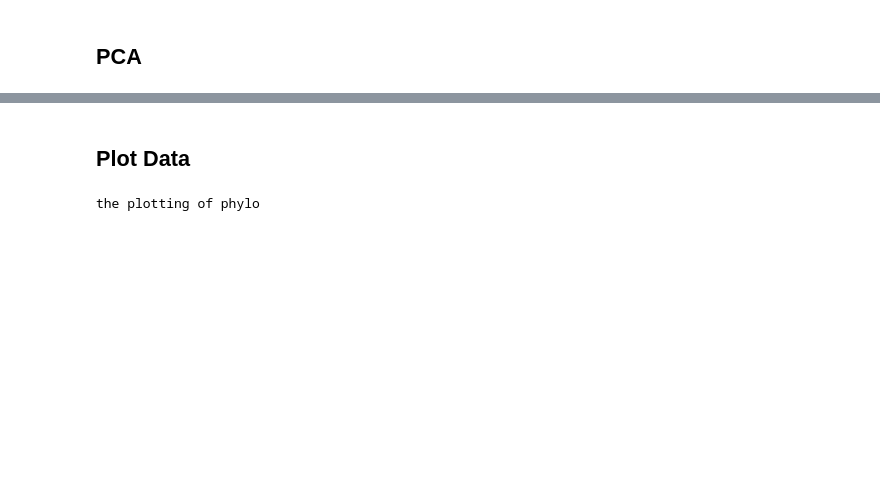
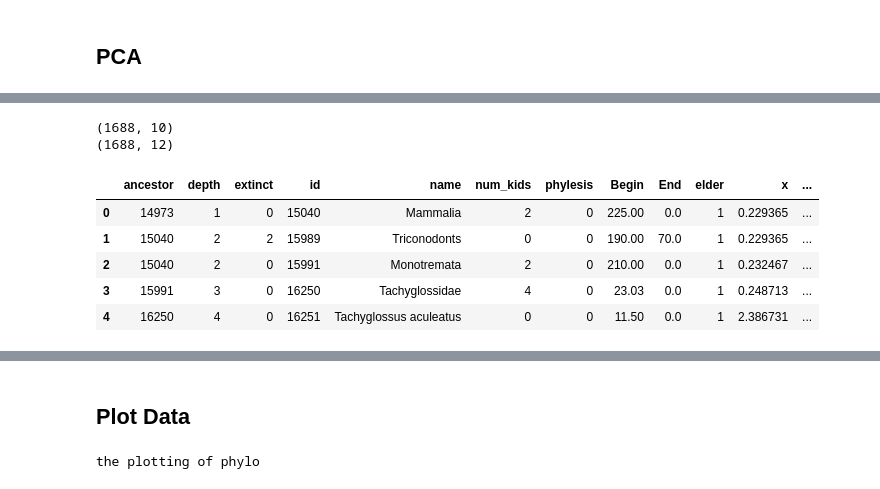
Before and after one commit to seth127/phyloGraph, a Jupyter notebook: phyloGraph-PCA.ipynb, the cells around one changed output, grey strips where cells are left out. Saved outputs shown, nothing was run; the diff lists cells and outputs as text; code cells hidden in the pictures; blank space fills up the shorter version.

```diff
--- a/phyloGraph-PCA.ipynb
+++ b/phyloGraph-PCA.ipynb
@@ -80,0 +105,2 @@ pgd.df.head()
+# %%
+this_gen = self.links_dict[self.root]['children']
@@ -80,0 +154,21 @@ pgd.df.head()
+# %%
+mode = 'pca'
+self = pgd
+max_depth = 3
+
+self.df['elder'] = 0
+elders = [self.root]
+this_gen = self.links_dict[self.root]['children']
+depth = 0
+while depth < max_depth:
+    elders += this_gen
+    depth += 1
+    next_gen = []
+    for c in this_gen:
+        next_gen += self.links_dict[c]['children']
+    this_gen = next_gen
+
+# add elder flag
+print(self.df.shape)
+self.df.at[self.df['id'].isin(elders), 'elder'] = 1
+print(self.df.shape)
@@ -80,0 +216,4 @@ pgd.df.head()
+# %%
+XY['id'] = elders
+print(XY.shape)
+XY.head()
@@ -80,0 +244,19 @@ pgd.df.head()
+# %%
+##
+#self.df['x'] = list(XY['x'])
+#self.df['y'] = list(XY['y'])
+# join back to df
+new_thing = self.df.copy()# = self.df.drop(['x', 'y'], axis=1)
+print(new_thing.shape)
+new_thing = new_thing.merge(XY, how='left')
+print(new_thing.shape)
+new_thing.head()
+# %% [output]
+(1688, 10)
+(1688, 12)
+|  | ancestor | depth | extinct | id | name | num_kids | phylesis | Begin | End | elder | x | ... |
+| 0 | 14973 | 1 | 0 | 15040 | Mammalia | 2 | 0 | 225.00 | 0.0 | 1 | 0.229365 | ... |
+| 1 | 15040 | 2 | 2 | 15989 | Triconodonts | 0 | 0 | 190.00 | 70.0 | 1 | 0.229365 | ... |
+| 2 | 15040 | 2 | 0 | 15991 | Monotremata | 2 | 0 | 210.00 | 0.0 | 1 | 0.232467 | ... |
+| 3 | 15991 | 3 | 0 | 16250 | Tachyglossidae | 4 | 0 | 23.03 | 0.0 | 1 | 0.248713 | ... |
+| 4 | 16250 | 4 | 0 | 16251 | Tachyglossus aculeatus | 0 | 0 | 11.50 | 0.0 | 1 | 2.386731 | ... |
```
Also changed, not shown: parts of 32 cells of this notebook, 1 other file.
